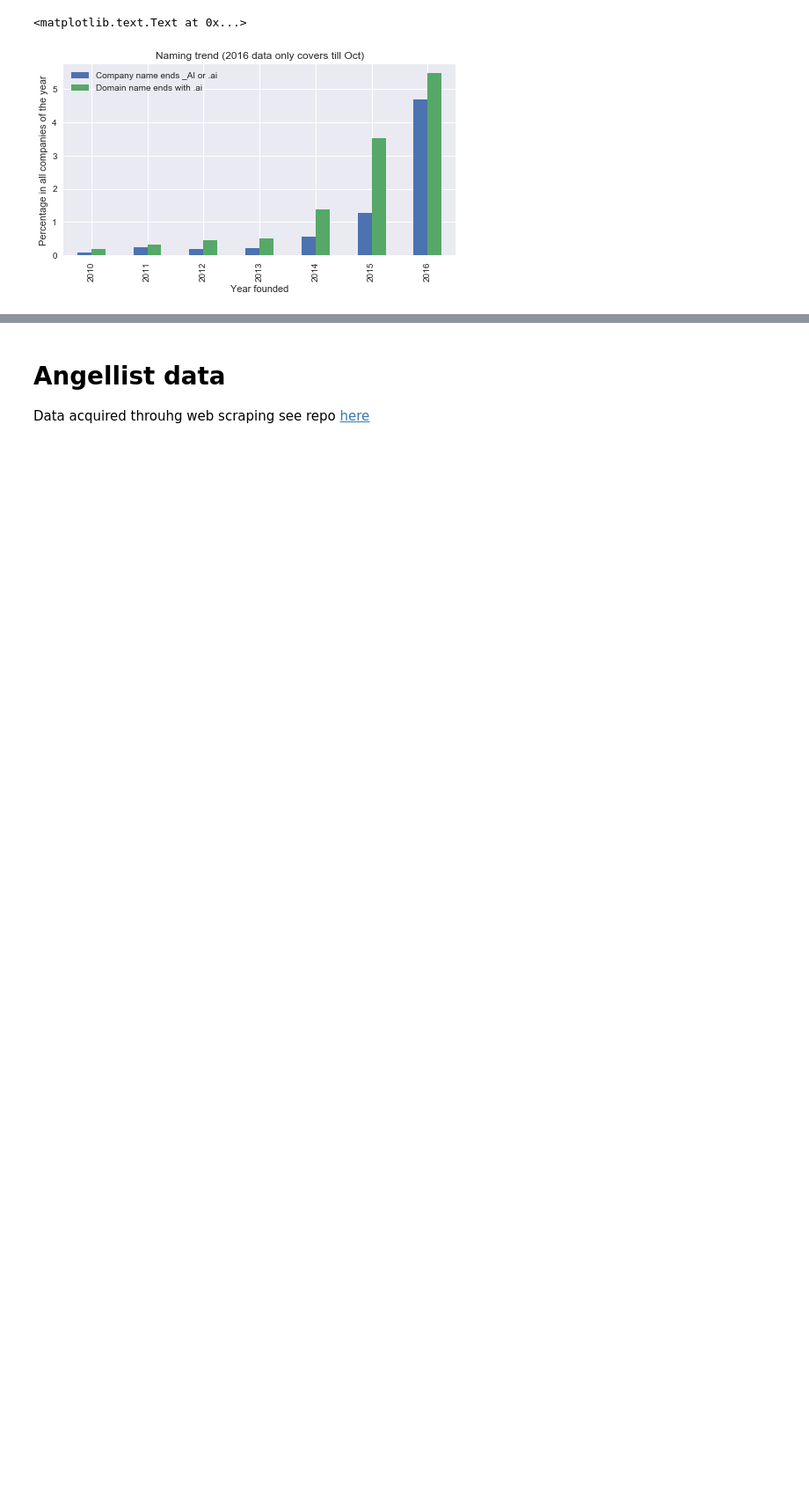
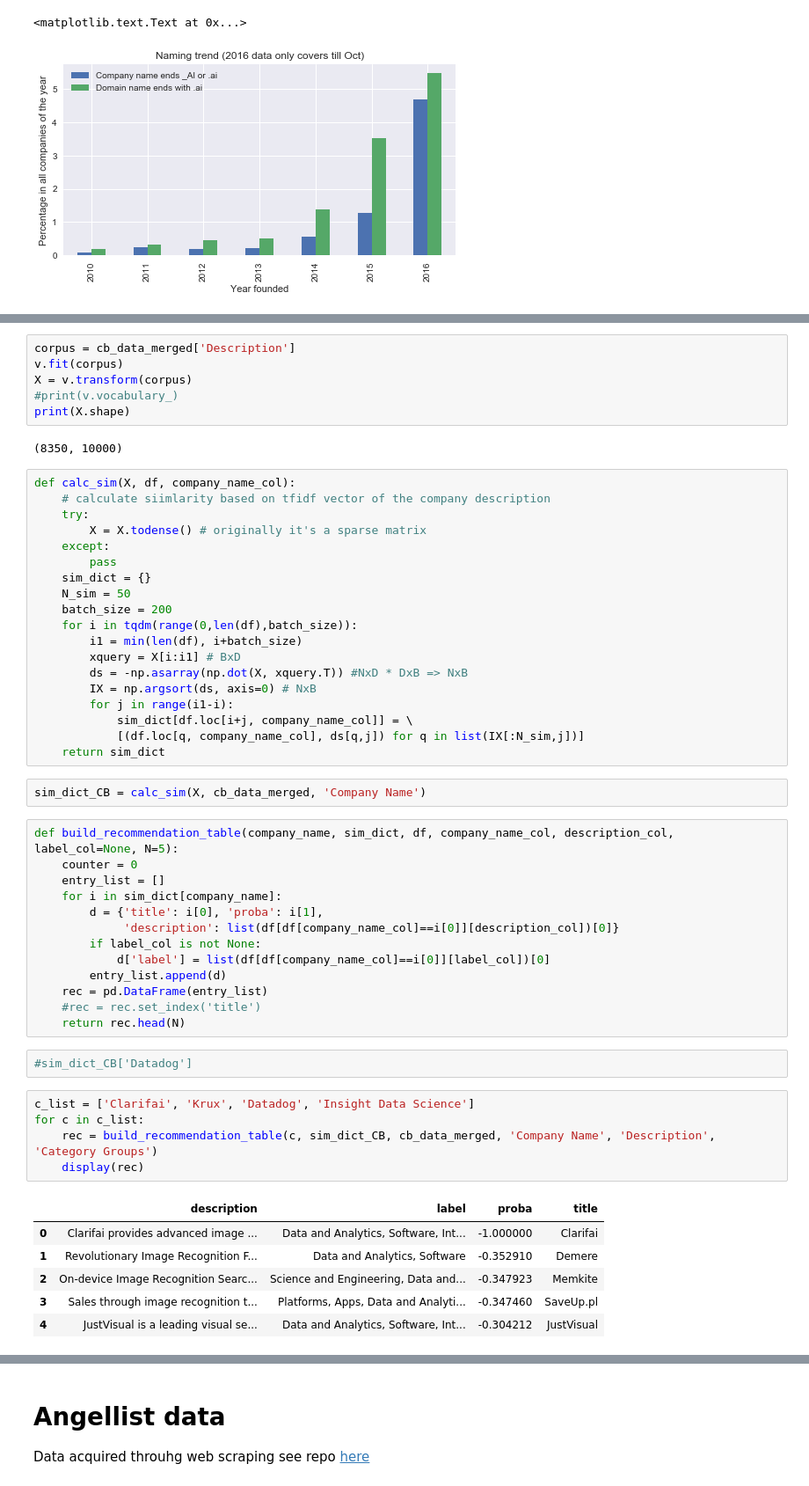
Before and after one commit to dingran/startup-explore, a Jupyter notebook: data_exploration.ipynb, the cells around one changed output, grey strips where cells are left out. Shown at 88% size. Drawn from its saved outputs; the diff is of its cells as text; blank space fills up the shorter version.

```diff
--- a/data_exploration.ipynb
+++ b/data_exploration.ipynb
@@ -183,0 +193,56 @@ plt.ylabel('Percentage in all companies of the year')
+# %%
+corpus = cb_data_merged['Description']
+v.fit(corpus)
+X = v.transform(corpus)
+#print(v.vocabulary_)
+print(X.shape)
+# %% [output]
+(8350, 10000)
+# %%
+def calc_sim(X, df, company_name_col):
+    # calculate siimlarity based on tfidf vector of the company description
+    try:
+        X = X.todense() # originally it's a sparse matrix
+    except:
+        pass
+    sim_dict = {}
+    N_sim = 50
+    batch_size = 200
+    for i in tqdm(range(0,len(df),batch_size)):
+        i1 = min(len(df), i+batch_size)
+        xquery = X[i:i1] # BxD
+        ds = -np.asarray(np.dot(X, xquery.T)) #NxD * DxB => NxB
+        IX = np.argsort(ds, axis=0) # NxB
+        for j in range(i1-i):
+            sim_dict[df.loc[i+j, company_name_col]] = \
+            [(df.loc[q, company_name_col], ds[q,j]) for q in list(IX[:N_sim,j])]
+    return sim_dict
+# %%
+sim_dict_CB = calc_sim(X, cb_data_merged, 'Company Name')
+# %%
+def build_recommendation_table(company_name, sim_dict, df, company_name_col, description_col, label_col=None, N=5):
+    counter = 0
+    entry_list = []
+    for i in sim_dict[company_name]:
+        d = {'title': i[0], 'proba': i[1],
+             'description': list(df[df[company_name_col]==i[0]][description_col])[0]}
+        if label_col is not None:
+            d['label'] = list(df[df[company_name_col]==i[0]][label_col])[0]
+        entry_list.append(d)
+    rec = pd.DataFrame(entry_list)
+    #rec = rec.set_index('title')
+    return rec.head(N)
+# %%
+#sim_dict_CB['Datadog']
+# %%
+c_list = ['Clarifai', 'Krux', 'Datadog', 'Insight Data Science']
+for c in c_list:
+    rec = build_recommendation_table(c, sim_dict_CB, cb_data_merged, 'Company Name', 'Description', 'Category Groups')
+    display(rec)
+# %% [output]
+|  | description | label | proba | title |
+| 0 | Clarifai provides advanced image ... | Data and Analytics, Software, Int... | -1.000000 | Clarifai |
+| 1 | Revolutionary Image Recognition F... | Data and Analytics, Software | -0.352910 | Demere |
+| 2 | On-device Image Recognition Searc... | Science and Engineering, Data and... | -0.347923 | Memkite |
+| 3 | Sales through image recognition t... | Platforms, Apps, Data and Analyti... | -0.347460 | SaveUp.pl |
+| 4 | JustVisual is a leading visual se... | Data and Analytics, Software, Int... | -0.304212 | JustVisual |
```
Also changed, not shown: parts of 45 cells of this notebook, 4 other files.
